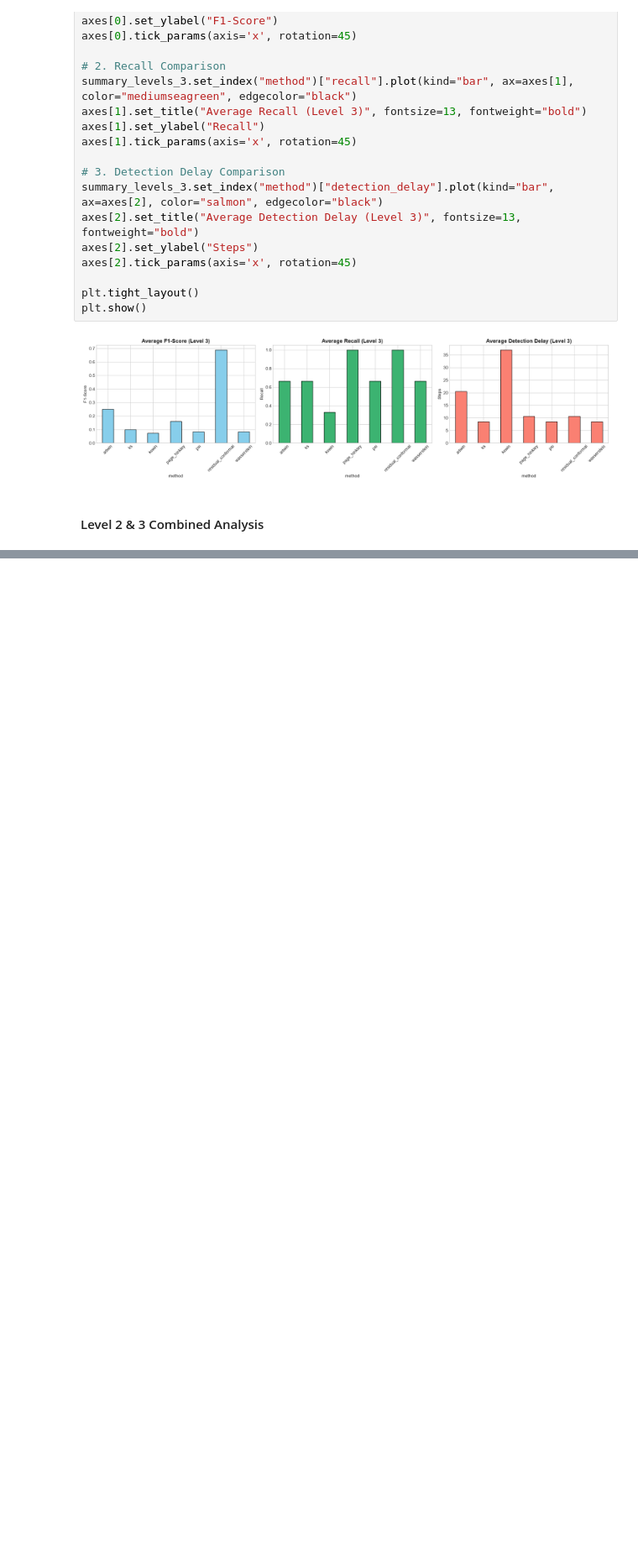
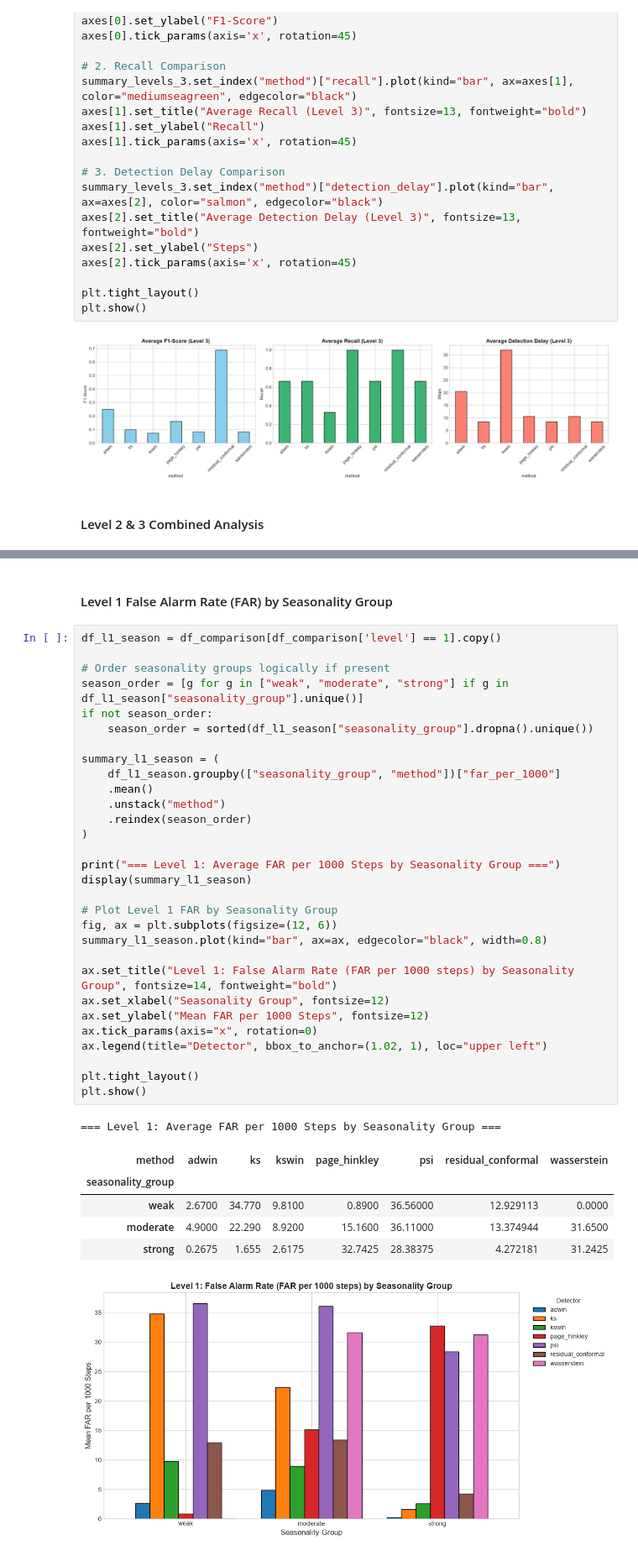
Before and after one commit to ElizPery/seasonality-drift-llm-backtest, a Jupyter notebook: notebooks/stream_a_03_multi_series_residual_vs_baseline.ipynb, the cells around one changed output, grey strips where cells are left out. Shown at 84% size. Drawn from its saved outputs; the diff is of its cells as text; blank space fills up the shorter version.

Commit message:
add division to groups by seasonality for the benchmark

```diff
--- a/notebooks/stream_a_03_multi_series_residual_vs_baseline.ipynb
+++ b/notebooks/stream_a_03_multi_series_residual_vs_baseline.ipynb
@@ -341,0 +344,40 @@ plt.show()
+# %% [markdown]
+#### Level 1 False Alarm Rate (FAR) by Seasonality Group
+# %%
+df_l1_season = df_comparison[df_comparison['level'] == 1].copy()
+
+# Order seasonality groups logically if present
+season_order = [g for g in ["weak", "moderate", "strong"] if g in df_l1_season["seasonality_group"].unique()]
+if not season_order:
+    season_order = sorted(df_l1_season["seasonality_group"].dropna().unique())
+
+summary_l1_season = (
+    df_l1_season.groupby(["seasonality_group", "method"])["far_per_1000"]
+    .mean()
+    .unstack("method")
+    .reindex(season_order)
+)
+
+print("=== Level 1: Average FAR per 1000 Steps by Seasonality Group ===")
+display(summary_l1_season)
+
+# Plot Level 1 FAR by Seasonality Group
+fig, ax = plt.subplots(figsize=(12, 6))
+summary_l1_season.plot(kind="bar", ax=ax, edgecolor="black", width=0.8)
+
+ax.set_title("Level 1: False Alarm Rate (FAR per 1000 steps) by Seasonality Group", fontsize=14, fontweight="bold")
+ax.set_xlabel("Seasonality Group", fontsize=12)
+ax.set_ylabel("Mean FAR per 1000 Steps", fontsize=12)
+ax.tick_params(axis="x", rotation=0)
+ax.legend(title="Detector", bbox_to_anchor=(1.02, 1), loc="upper left")
+
+plt.tight_layout()
+plt.show()
+# %% [output]
+=== Level 1: Average FAR per 1000 Steps by Seasonality Group ===
+| method | adwin | ks | kswin | page_hinkley | psi | residual_conformal | wasserstein |
+| seasonality_group |  |  |  |  |  |  |  |
+| weak | 2.6700 | 34.770 | 9.8100 | 0.8900 | 36.56000 | 12.929113 | 0.0000 |
+| moderate | 4.9000 | 22.290 | 8.9200 | 15.1600 | 36.11000 | 13.374944 | 31.6500 |
+| strong | 0.2675 | 1.655 | 2.6175 | 32.7425 | 28.38375 | 4.272181 | 31.2425 |
+[figure, added]
```
Also changed, not shown: parts of 12 cells of this notebook, 6 other files.
